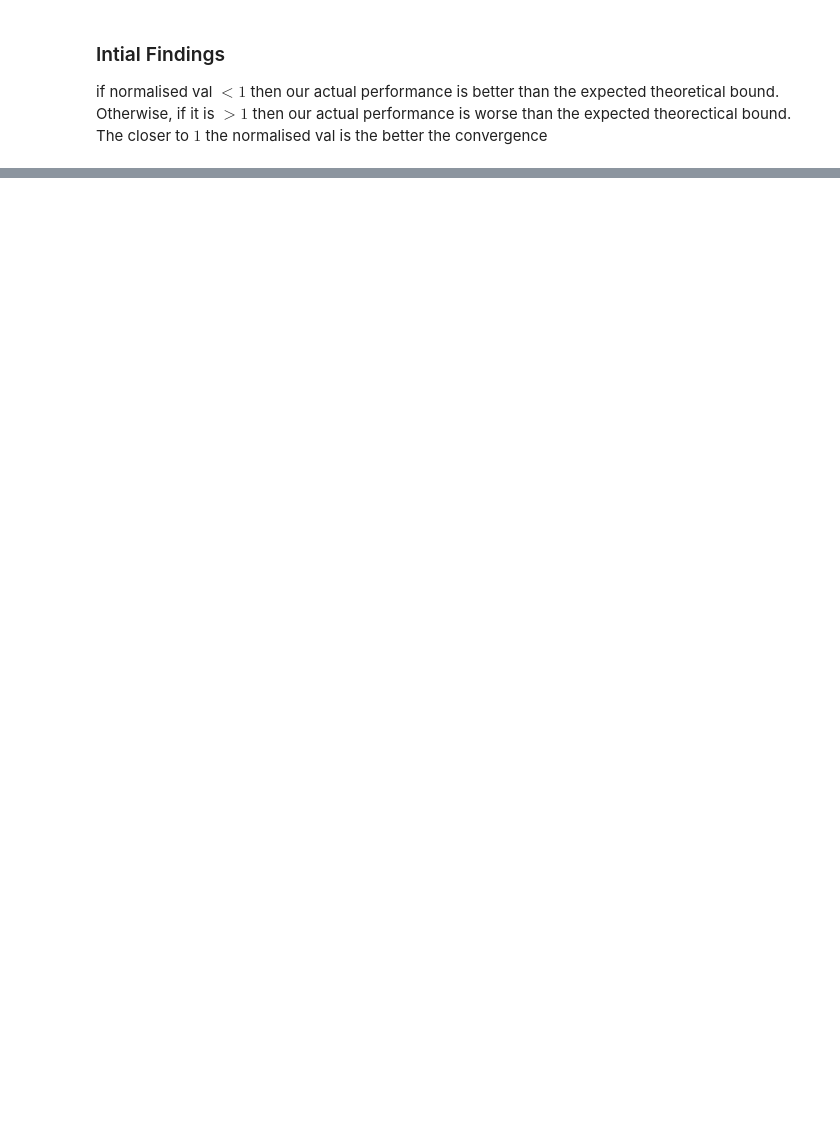
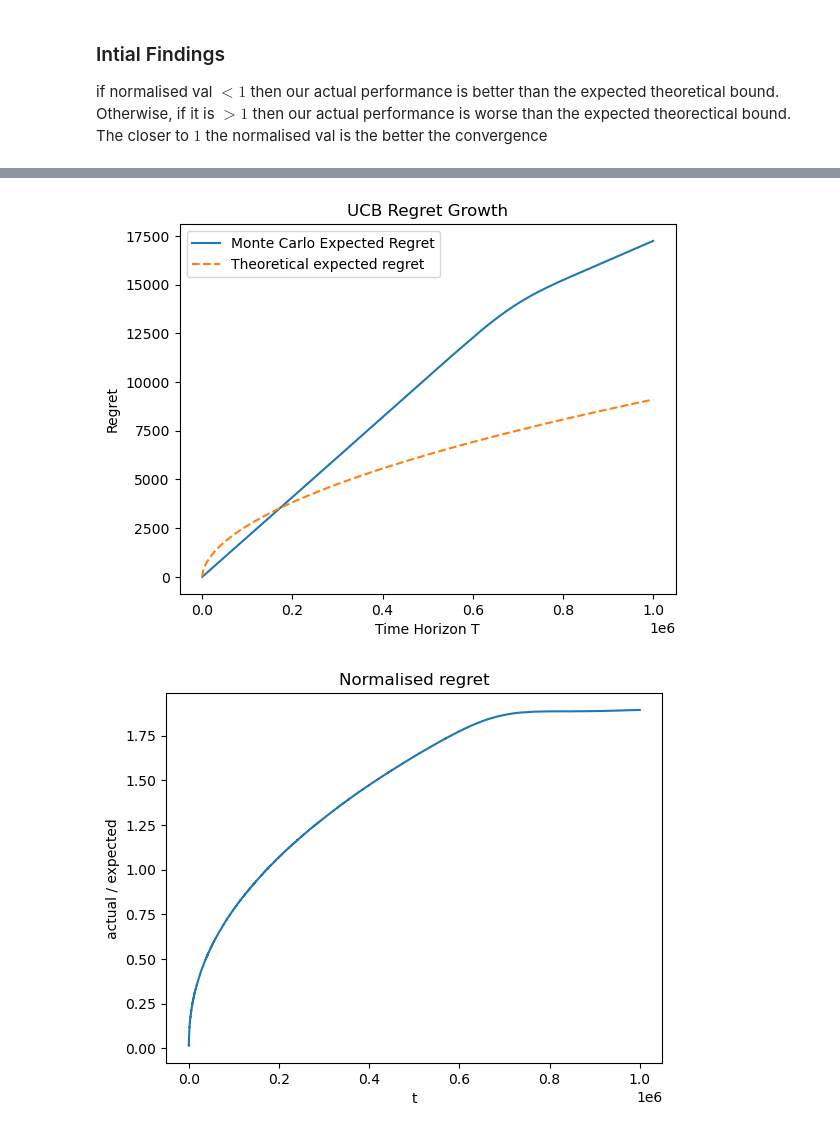
Before and after one commit to robert-zhang28/Multi-Armed-Bandits, a Jupyter notebook: algorithm_analysis.ipynb, the cells around one changed output, grey strips where cells are left out. Saved outputs shown, nothing was run; the diff lists cells and outputs as text; code cells hidden in the pictures; blank space fills up the shorter version.

```diff
--- a/algorithm_analysis.ipynb
+++ b/algorithm_analysis.ipynb
@@ -362,0 +418,14 @@ if normalised val $< 1$ then our actual performance is better than the expected
+# %%
+expected_curve_ucb_similar = expected_regret_curve_ucb(mu_similar, T, 1000)
+theoretical_expected_regret_ucb_similar = np.sqrt(K * time_horizons * np.log(time_horizons))
+
+plot_regret_analysis(
+    mu_similar,
+    curve=expected_curve_se_similar,
+    theoretical_fn=lambda K, t: np.sqrt(K * t * np.log(t)),
+    T_max=T,
+    title_prefix="UCB"
+)
+# %% [output]
+[figure, added]
+[figure, added]
```
Also changed, not shown: parts of 8 cells of this notebook.
